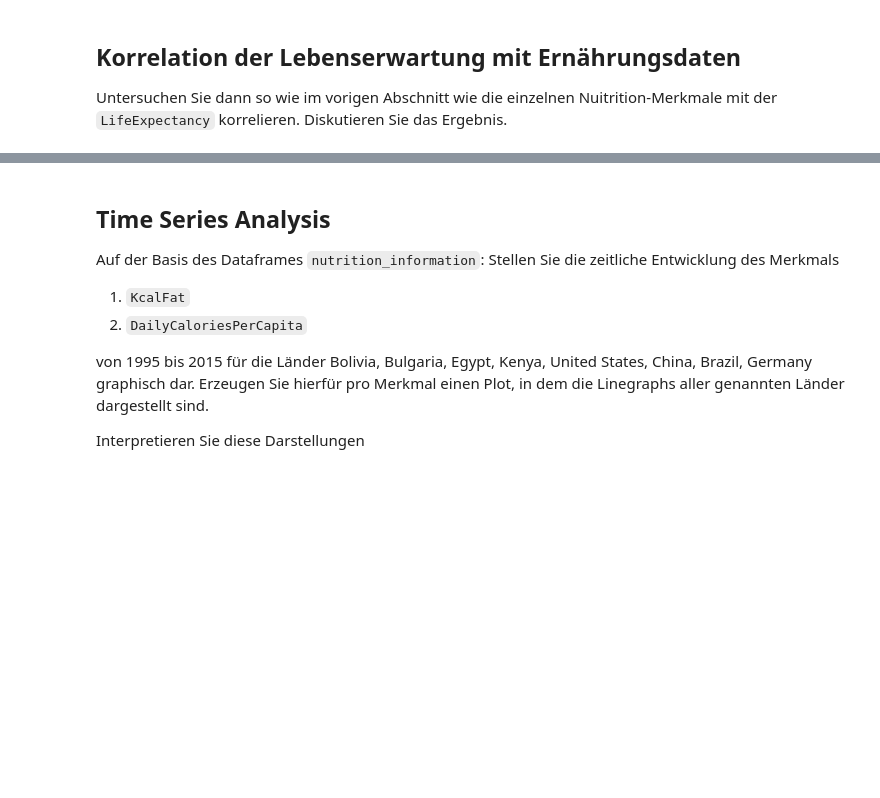
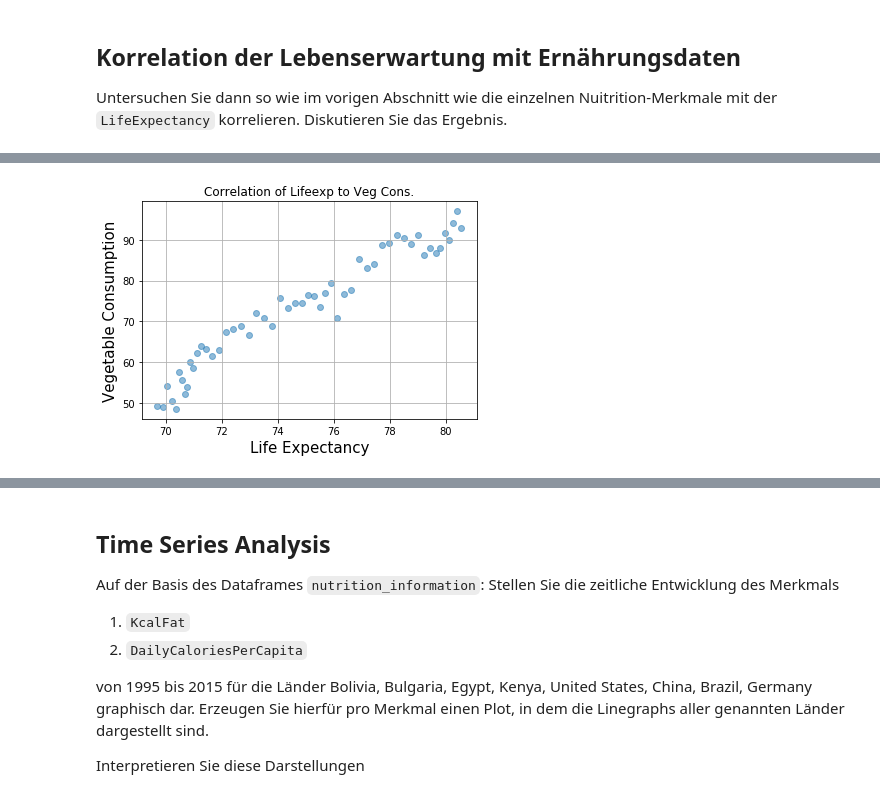
Before and after one commit to JaninaMattes/data-mining-pattern-recogntion, a Jupyter notebook: src/proj1_global_health_app/model/Project1_Global_HealthData_App.ipynb, the cells around one changed output, grey strips where cells are left out. Saved outputs shown, nothing was run; the diff lists cells and outputs as text; code cells hidden in the pictures; blank space fills up the shorter version.

```diff
--- a/src/proj1_global_health_app/model/Project1_Global_HealthData_App.ipynb
+++ b/src/proj1_global_health_app/model/Project1_Global_HealthData_App.ipynb
@@ -602,0 +671,13 @@ Untersuchen Sie dann so wie im vorigen Abschnitt wie die einzelnen Nuitrition-Me
+# %%
+fig, ax = plt.subplots()
+ax.scatter(life_exp[:], ann_veg[:], alpha=0.5)
+
+ax.set_xlabel('Life Expectancy', fontsize=15)
+ax.set_ylabel('Vegetable Consumption', fontsize=15)
+ax.set_title('Correlation of Lifeexp to Veg Cons.')
+
+ax.grid(True)
+
+plt.show()
+# %% [output]
+[figure, added]
```
Also changed, not shown: parts of 14 cells of this notebook.
